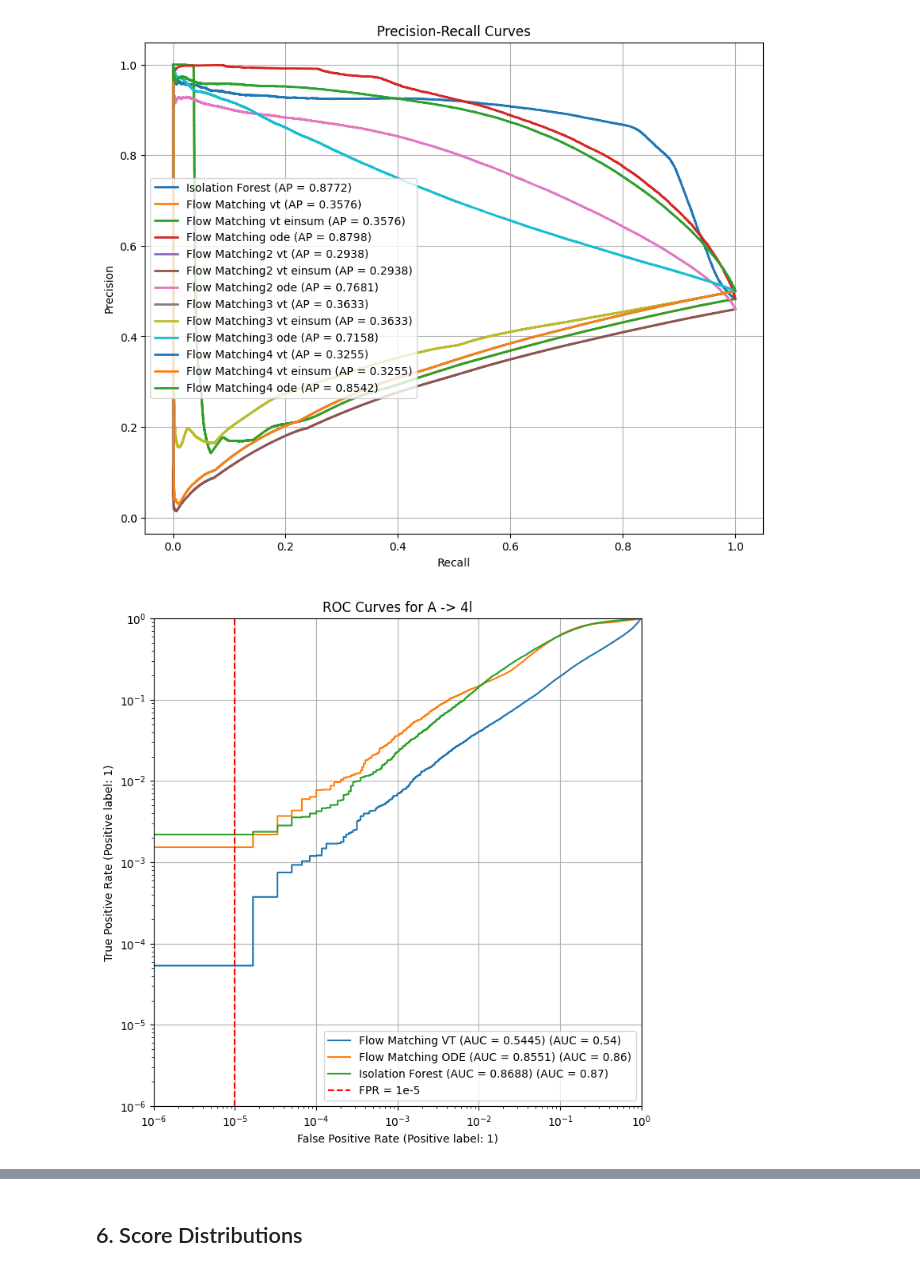
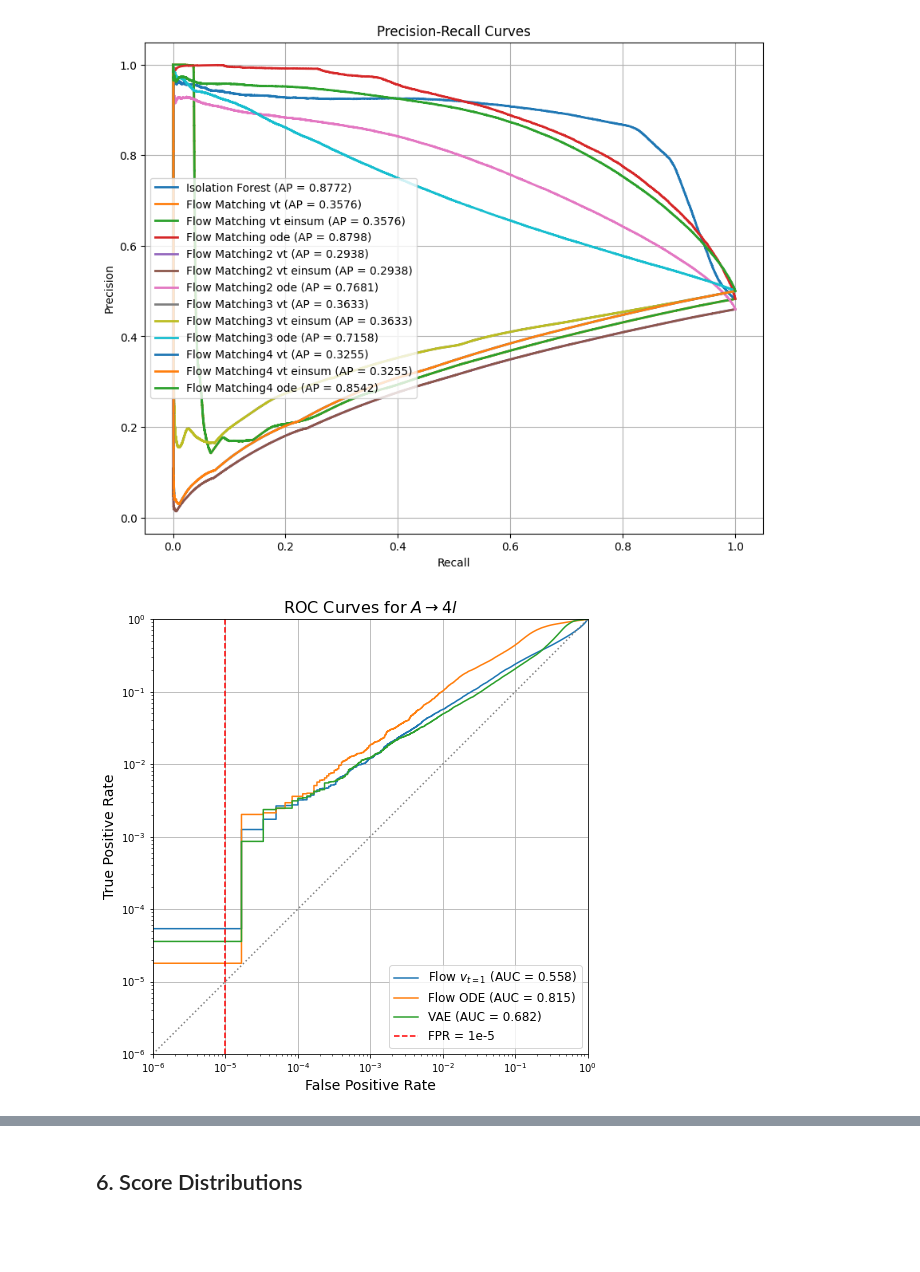
Before and after one commit to francesco-vaselli/fAD, a Jupyter notebook: experiments/test_trainings.ipynb, the cells around one changed output, grey strips where cells are left out. Cells and saved outputs as stored; diff of their text form; code cells hidden in the pictures; blank space fills up the shorter version.

```diff
--- a/experiments/test_trainings.ipynb
+++ b/experiments/test_trainings.ipynb
@@ -1052,15 +1099,20 @@ print(
 flow_auc4 = roc_auc_score(dataset4.test_labels, flow_scores4)
 flow_ap4 = average_precision_score(dataset4.test_labels, flow_scores4)
 flow_accuracy4 = accuracy_score(dataset4.test_labels, flow_scores4 > 10)
+fpr, tpr, _ = roc_curve(dataset4.test_labels, flow_scores4)
+tpr_interpolated4 = np.interp(1e-5, fpr, tpr)
+# print fPR, tPR
 # manually compute accuracy
 print(f"Accuracy: {flow_accuracy4:.4f}")
 print(f"AUC-ROC: {flow_auc4:.4f}")
 print(f"Average Precision: {flow_ap4:.4f}")
+print(f"TPR @1e-5: {tpr_interpolated4:.4f}")
 
 results["Flow Matching4 vt"] = {
     "scores": flow_scores4,
     "auc": flow_auc4,
     "ap": flow_ap4,
+    "tpr@1e-5": tpr_interpolated4,
     "time": 1,
 }
 
@@ -1082,15 +1134,19 @@ print(
 flow_auc4 = roc_auc_score(dataset4.test_labels, flow_scores4)
 flow_ap4 = average_precision_score(dataset4.test_labels, flow_scores4)
 flow_accuracy4 = accuracy_score(dataset4.test_labels, flow_scores4 > 10)
+fpr, tpr, _ = roc_curve(dataset4.test_labels, flow_scores4)
+tpr_interpolated4 = np.interp(1e-5, fpr, tpr)
+# print fPR, tPR
 # manually compute accuracy
 print(f"Accuracy: {flow_accuracy4:.4f}")
 print(f"AUC-ROC: {flow_auc4:.4f}")
 print(f"Average Precision: {flow_ap4:.4f}")
-
+print(f"TPR @1e-5: {tpr_interpolated4:.4f}")
 results["Flow Matching4 vt einsum"] = {
     "scores": flow_scores4,
     "auc": flow_auc4,
     "ap": flow_ap4,
+    "tpr@1e-5": tpr_interpolated4,
     "time": 1,
 }
 # now again in ODE mode
@@ -1113,14 +1169,18 @@ print(
 flow_auc4 = roc_auc_score(dataset4.test_labels, flow_scores4)
 flow_ap4 = average_precision_score(dataset4.test_labels, flow_scores4)
 flow_accuracy4 = accuracy_score(dataset4.test_labels, flow_scores4 > 100)
+fpr, tpr, _ = roc_curve(dataset4.test_labels, flow_scores4)
+tpr_interpolated4 = np.interp(1e-5, fpr, tpr)
 # manually compute accuracy
 print(f"Accuracy: {flow_accuracy4:.4f}")
 print(f"AUC-ROC: {flow_auc4:.4f}")
 print(f"Average Precision: {flow_ap4:.4f}")
+print(f"TPR @1e-5: {tpr_interpolated4:.4f}")
 results["Flow Matching4 ode"] = {
     "scores": flow_scores4,
     "auc": flow_auc4,
     "ap": flow_ap4,
+    "tpr@1e-5": tpr_interpolated4,
     "time": 1,
 }
 # %% [output]
@@ -1243,10 +1311,10 @@ Flow Matching4 ode
 # %%
 # Define dataset names and corresponding results prefixes/labels
 dataset_info = [
-    {"name": "A -> 4l", "prefix": "Flow Matching ", "labels": dataset.test_labels, "suffix_vt": "vt", "suffix_ode": "ode", "vae_key": "VAE",  "old_vae_key": "VAE", "new_vae_key": "VAE NEW"},
-    {"name": "LQ -> b tau", "prefix": "Flow Matching2 ", "labels": dataset2.test_labels, "suffix_vt": "vt", "suffix_ode": "ode", "vae_key": "VAE2", "old_vae_key": "VAE2 old", "new_vae_key": "VAE2 NEW"},
-    {"name": "h0 -> tau tau", "prefix": "Flow Matching3 ", "labels": dataset3.test_labels, "suffix_vt": "vt", "suffix_ode": "ode", "vae_key": "VAE3", "old_vae_key": "VAE3 old", "new_vae_key": "VAE3 NEW"},
-    {"name": "h+- -> tau nu", "prefix": "Flow Matching4 ", "labels": dataset4.test_labels, "suffix_vt": "vt", "suffix_ode": "ode", "vae_key": "VAE4", "old_vae_key": "VAE4 old", "new_vae_key": "VAE4 NEW"},
+    {"name": r"$A \rightarrow 4l$", "prefix": "Flow Matching ", "labels": dataset.test_labels, "suffix_vt": "vt einsum", "suffix_ode": "ode", "vae_key": "VAE",  "old_vae_key": "VAE", "new_vae_key": "VAE NEW"},
+    {"name": r"$LQ \rightarrow b \tau$", "prefix": "Flow Matching2 ", "labels": dataset2.test_labels, "suffix_vt": "vt einsum", "suffix_ode": "ode", "vae_key": "VAE2", "old_vae_key": "VAE2 old", "new_vae_key": "VAE2 NEW"},
+    {"name": r"$h^0 \rightarrow \tau \tau$", "prefix": "Flow Matching3 ", "labels": dataset3.test_labels, "suffix_vt": "vt einsum", "suffix_ode": "ode", "vae_key": "VAE3", "old_vae_key": "VAE3 old", "new_vae_key": "VAE3 NEW"},
+    {"name": r"$h^{\pm} \rightarrow \tau \nu$", "prefix": "Flow Matching4 ", "labels": dataset4.test_labels, "suffix_vt": "vt einsum", "suffix_ode": "ode", "vae_key": "VAE4", "old_vae_key": "VAE4 old", "new_vae_key": "VAE4 NEW"},
 ]
 
 for info in dataset_info:
@@ -1263,7 +1331,7 @@ for info in dataset_info:
         RocCurveDisplay.from_predictions(
             labels,
             result_vt["scores"],
-            name=f"Flow Matching VT (AUC = {result_vt['auc']:.4f})",
+            label= fr"Flow $v_{{t=1}}$ (AUC = {result_vt['auc']:.3f})",
             ax=ax,
         )
 
@@ -1274,60 +1342,68 @@ for info in dataset_info:
         RocCurveDisplay.from_predictions(
             labels,
             result_ode["scores"],
-            name=f"Flow Matching ODE (AUC = {result_ode['auc']:.4f})",
+            label=f"Flow ODE (AUC = {result_ode['auc']:.3f})",
             ax=ax,
         )
 
-    # Plot VAE results
-    vae_key = info["vae_key"]
-    if vae_key in results:
-        result_vae = results[vae_key]
-        RocCurveDisplay.from_predictions(
-            labels,
-            result_vae["scores"],
-            name=f"VAE Katya(AUC = {result_vae['auc']:.4f})",
-            ax=ax,
-        )
+    # # Plot VAE results
+    # vae_key = info["vae_key"]
+    # if vae_key in results:
+    #     result_vae = results[vae_key]
+    #     RocCurveDisplay.from_predictions(
+    #         labels,
+    #         result_vae["scores"],
+    #         name=f"VAE Katya(AUC = {result_vae['auc']:.3f})",
+    #         ax=ax,
+    #     )
 
-    old_vae_key = info["old_vae_key"]
-    if old_vae_key in results:
-        result_vae = results[old_vae_key]
-        RocCurveDisplay.from_predictions(
-            labels,
-            result_vae["scores"],
-            name=f"VAE OLD(AUC = {result_vae['auc']:.4f})",
-            ax=ax,
-        )
+    # old_vae_key = info["old_vae_key"]
+    # if old_vae_key in results:
+    #     result_vae = results[old_vae_key]
+    #     RocCurveDisplay.from_predictions(
+    #         labels,
+    #         result_vae["scores"],
+    #         name=f"VAE OLD(AUC = {result_vae['auc']:.3f})",
+    #         ax=ax,
+    #     )
 
     # Plot newly trained VAE results
     new_vae_key = info["new_vae_key"]
     if new_vae_key in results:
         result_vae_new = results[new_vae_key]
         RocCurveDisplay.from_predictions(
             labels,
             result_vae_new["scores"],
-            name=f"VAE NEW(AUC = {result_vae_new['auc']:.4f})",
+            label=f"VAE (AUC = {result_vae_new['auc']:.3f})",
             ax=ax,
         )
 
     # Add Isolation Forest for the first dataset for comparison
     if dataset_name == "A -> 4l" and "Isolation Forest" in results:
          result_iso = results["Isolation Forest"]
          RocCurveDisplay.from_predictions(
              labels,
              result_iso["scores"],
              name=f"Isolation Forest (AUC = {result_iso['auc']:.4f})",
              ax=ax,
          )
 
     plt.axvline(x=1e-5, color="red", linestyle="--", label="FPR = 1e-5")
+    # put dotted grey diagonal for baseline
+    plt.plot([1e-6, 1], [1e-6, 1], color="grey", linestyle="dotted")
     plt.xscale("log")
     plt.yscale("log")
     plt.xlim([1e-6, 1])
     plt.ylim([1e-6, 1])
-    plt.title(f"ROC Curves for {dataset_name}")
+    plt.title(f"ROC Curves for {dataset_name}", fontsize=16)
+    plt.xlabel("False Positive Rate", fontsize=14)
+    plt.ylabel("True Positive Rate", fontsize=14)
     plt.grid(True)
-    plt.legend()
+    plt.legend(fontsize=12)
+    plt.savefig(f"./picts/roc_curves_{dataset_name.replace(' ', '_').lower()}_no_preproce.png", dpi=300)
+
     plt.show()
+    # save the plot
+    plt.close()
 # %% [output]
-[figure, old version]
+[figure, new version]
```
Also changed, not shown: parts of 22 cells of this notebook.
